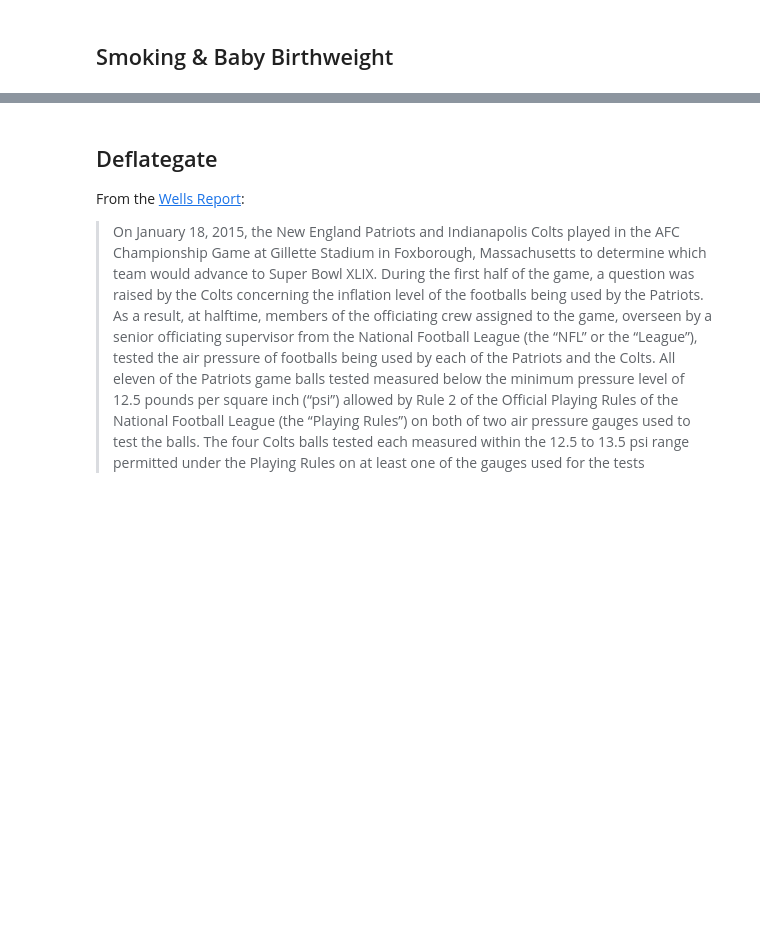
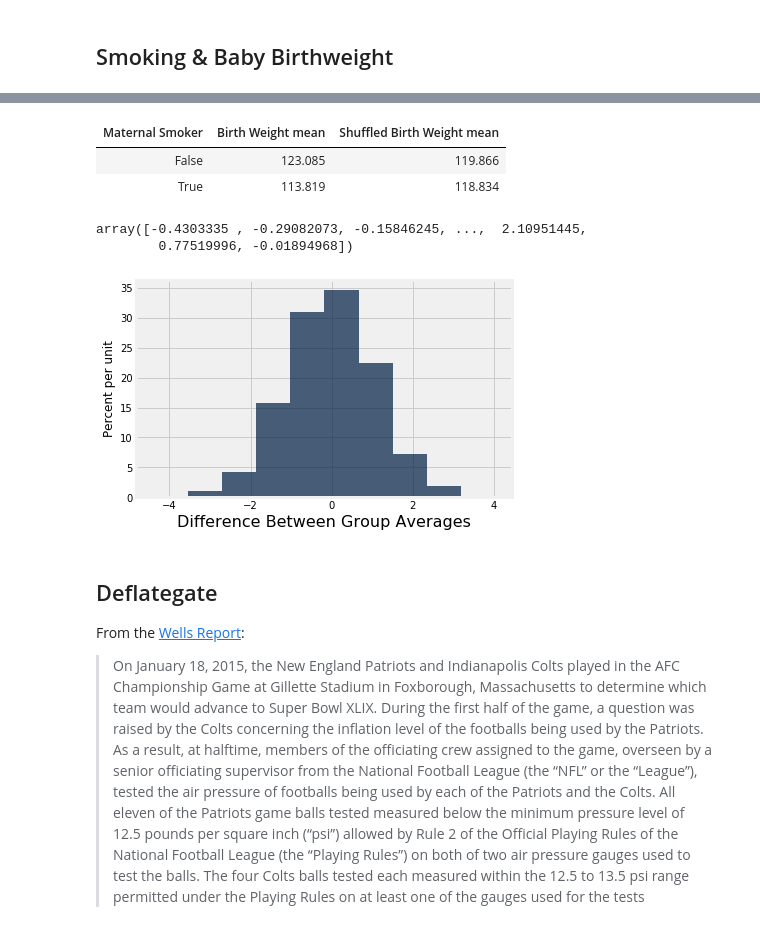
Before and after one commit to DukeCS/FoDS-s19, a Jupyter notebook: lec/lec08.ipynb, the cells around one changed output, grey strips where cells are left out. Cells and saved outputs as stored; diff of their text form; code cells hidden in the pictures; blank space fills up the shorter version.

```diff
--- a/lec/lec08.ipynb
+++ b/lec/lec08.ipynb
@@ -67,0 +156,3 @@ mw.item(0) - mw.item(1)
+# %%
+shuffled_weights = smoking_and_birthweight.sample(with_replacement = False).column(1)
+shuffled_weights
@@ -68,3 +177,31 @@ mw.item(0) - mw.item(1)
+# %%
+both.group('Maternal Smoker', np.mean)
+# %% [output]
+| Maternal Smoker | Birth Weight mean | Shuffled Birth Weight mean |
+| False | 123.085 | 119.866 |
+| True | 113.819 | 118.834 |
+# %%
+differences = make_array()
+
+repetitions = 5000
+for i in np.arange(repetitions):
+
+    shuffled_weights = smoking_and_birthweight.sample(with_replacement = False).column(1)
+    original_and_shuffled = smoking_and_birthweight.with_column('Shuffled Birth Weight', shuffled_weights)
+
+    shuffled_means = original_and_shuffled.group('Maternal Smoker', np.average).column(2)
+    simulated_difference = shuffled_means.item(1) - shuffled_means.item(0)
+
+    differences = np.append(differences, simulated_difference)
+
+differences
+# %% [output]
+array([-0.4303335 , -0.29082073, -0.15846245, ...,  2.10951445,
+        0.77519996, -0.01894968])
+# %%
+Table().with_column('Difference Between Group Averages', differences).hist()
+# %% [output]
+[figure, added]
 # %% [markdown]
 ## Deflategate
 
```
Also changed, not shown: parts of 27 cells of this notebook.
